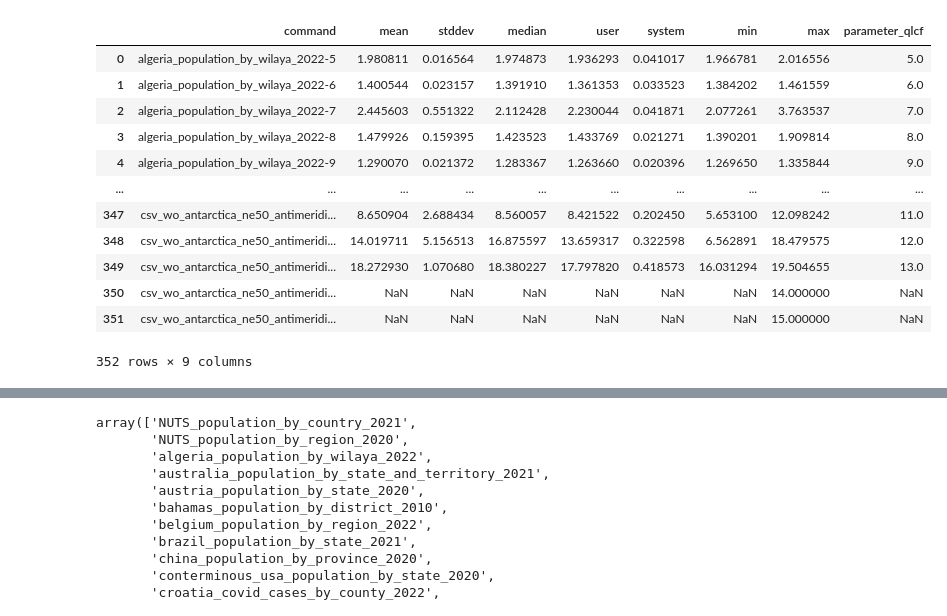
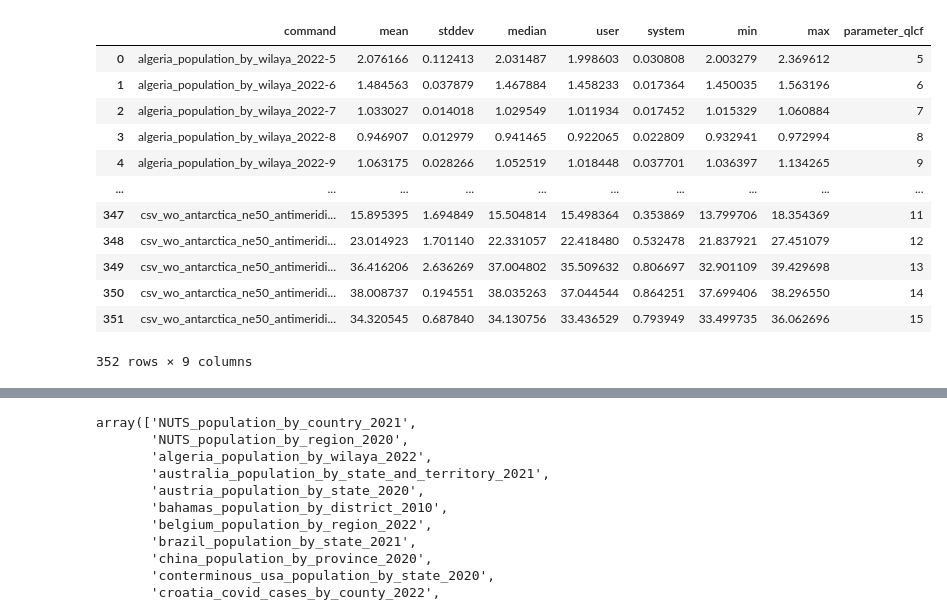
Before and after one commit to adisidev/carto-compare, a Jupyter notebook: analysis/quadtree_sensitivity/time_plot.ipynb, the cells around one changed output, grey strips where cells are left out. Cells and saved outputs as stored; diff of their text form; code cells hidden in the pictures.

```diff
--- a/analysis/quadtree_sensitivity/time_plot.ipynb
+++ b/analysis/quadtree_sensitivity/time_plot.ipynb
@@ -4,21 +4,21 @@ import numpy as np
 import json
 import matplotlib.pyplot as plt
 # %%
-df = pd.read_csv('quadtree_leaf_count_factor_times.csv')
+df = pd.read_csv('final_results.csv')
 df
 # %% [output]
 |  | command | mean | stddev | median | user | system | min | max | parameter_qlcf |
-| 0 | algeria_population_by_wilaya_2022-5 | 1.980811 | 0.016564 | 1.974873 | 1.936293 | 0.041017 | 1.966781 | 2.016556 | 5.0 |
-| 1 | algeria_population_by_wilaya_2022-6 | 1.400544 | 0.023157 | 1.391910 | 1.361353 | 0.033523 | 1.384202 | 1.461559 | 6.0 |
-| 2 | algeria_population_by_wilaya_2022-7 | 2.445603 | 0.551322 | 2.112428 | 2.230044 | 0.041871 | 2.077261 | 3.763537 | 7.0 |
-| 3 | algeria_population_by_wilaya_2022-8 | 1.479926 | 0.159395 | 1.423523 | 1.433769 | 0.021271 | 1.390201 | 1.909814 | 8.0 |
-| 4 | algeria_population_by_wilaya_2022-9 | 1.290070 | 0.021372 | 1.283367 | 1.263660 | 0.020396 | 1.269650 | 1.335844 | 9.0 |
+| 0 | algeria_population_by_wilaya_2022-5 | 2.076166 | 0.112413 | 2.031487 | 1.998603 | 0.030808 | 2.003279 | 2.369612 | 5 |
+| 1 | algeria_population_by_wilaya_2022-6 | 1.484563 | 0.037879 | 1.467884 | 1.458233 | 0.017364 | 1.450035 | 1.563196 | 6 |
+| 2 | algeria_population_by_wilaya_2022-7 | 1.033027 | 0.014018 | 1.029549 | 1.011934 | 0.017452 | 1.015329 | 1.060884 | 7 |
+| 3 | algeria_population_by_wilaya_2022-8 | 0.946907 | 0.012979 | 0.941465 | 0.922065 | 0.022809 | 0.932941 | 0.972994 | 8 |
+| 4 | algeria_population_by_wilaya_2022-9 | 1.063175 | 0.028266 | 1.052519 | 1.018448 | 0.037701 | 1.036397 | 1.134265 | 9 |
 | ... | ... | ... | ... | ... | ... | ... | ... | ... | ... |
-| 347 | csv_wo_antarctica_ne50_antimeridi... | 8.650904 | 2.688434 | 8.560057 | 8.421522 | 0.202450 | 5.653100 | 12.098242 | 11.0 |
-| 348 | csv_wo_antarctica_ne50_antimeridi... | 14.019711 | 5.156513 | 16.875597 | 13.659317 | 0.322598 | 6.562891 | 18.479575 | 12.0 |
-| 349 | csv_wo_antarctica_ne50_antimeridi... | 18.272930 | 1.070680 | 18.380227 | 17.797820 | 0.418573 | 16.031294 | 19.504655 | 13.0 |
-| 350 | csv_wo_antarctica_ne50_antimeridi... | NaN | NaN | NaN | NaN | NaN | NaN | 14.000000 | NaN |
-| 351 | csv_wo_antarctica_ne50_antimeridi... | NaN | NaN | NaN | NaN | NaN | NaN | 15.000000 | NaN |
+| 347 | csv_wo_antarctica_ne50_antimeridi... | 15.895395 | 1.694849 | 15.504814 | 15.498364 | 0.353869 | 13.799706 | 18.354369 | 11 |
+| 348 | csv_wo_antarctica_ne50_antimeridi... | 23.014923 | 1.701140 | 22.331057 | 22.418480 | 0.532478 | 21.837921 | 27.451079 | 12 |
+| 349 | csv_wo_antarctica_ne50_antimeridi... | 36.416206 | 2.636269 | 37.004802 | 35.509632 | 0.806697 | 32.901109 | 39.429698 | 13 |
+| 350 | csv_wo_antarctica_ne50_antimeridi... | 38.008737 | 0.194551 | 38.035263 | 37.044544 | 0.864251 | 37.699406 | 38.296550 | 14 |
+| 351 | csv_wo_antarctica_ne50_antimeridi... | 34.320545 | 0.687840 | 34.130756 | 33.436529 | 0.793949 | 33.499735 | 36.062696 | 15 |
 352 rows × 9 columns
 # %%
 df[['command', 'neg_expo']] = df['command'].str.rsplit('-', n=1, expand=True)
```
Also changed, not shown: parts of 10 cells of this notebook, 39 other files.
